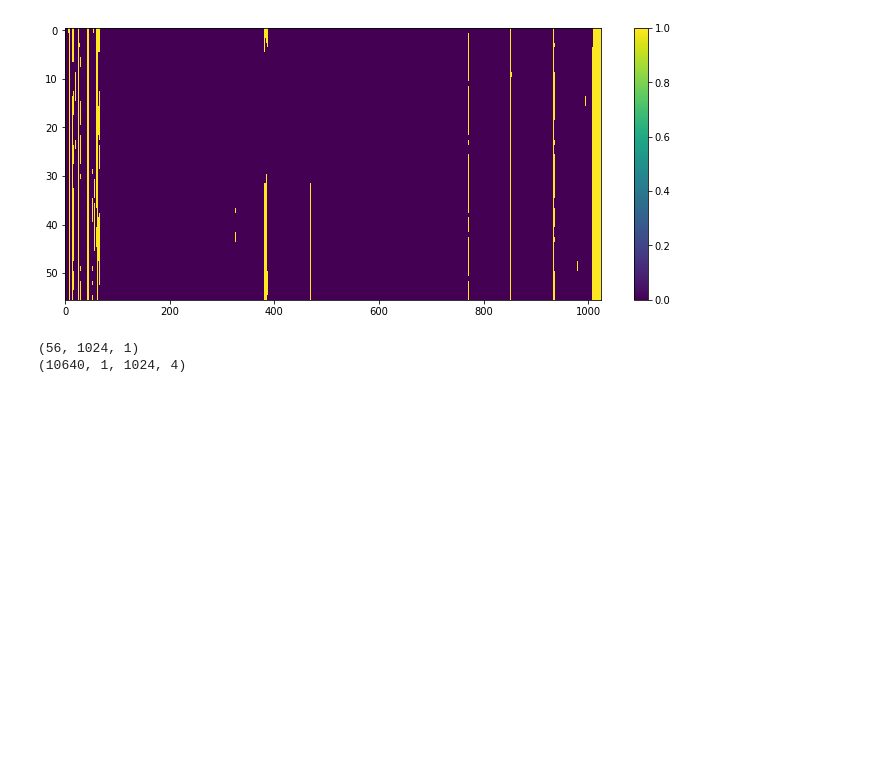
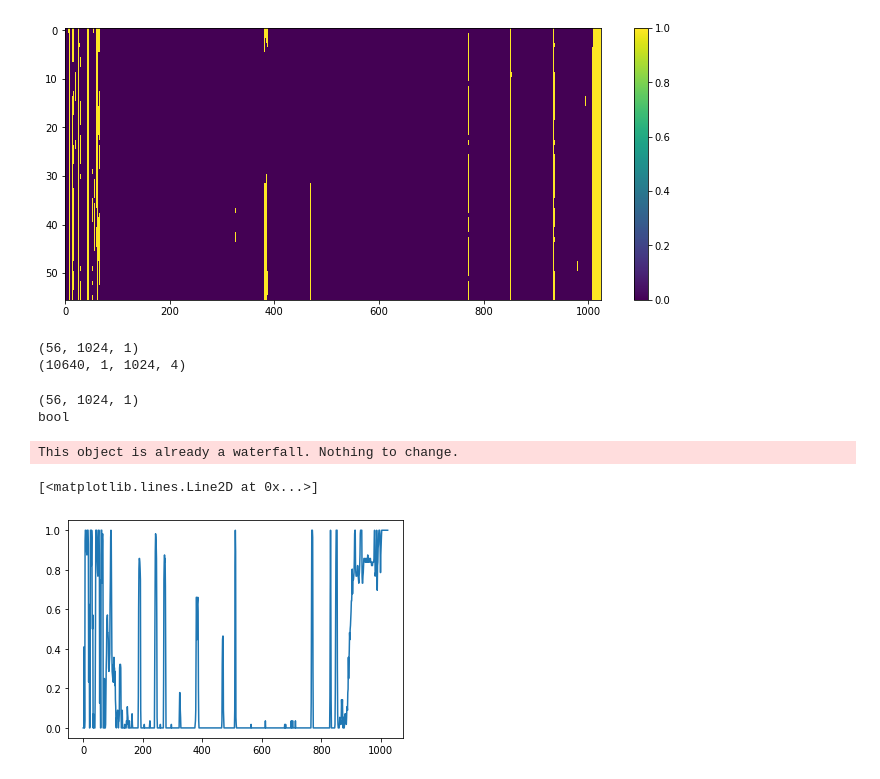
Before and after one commit to UPennEoR/plimpy, a Jupyter notebook: ModernizeHERA19/FlagsAndCalibration.ipynb, the cells around one changed output. Saved outputs shown, nothing was run; the diff lists cells and outputs as text; code cells hidden in the pictures; blank space fills up the shorter version.

```diff
--- a/ModernizeHERA19/FlagsAndCalibration.ipynb
+++ b/ModernizeHERA19/FlagsAndCalibration.ipynb
@@ -181,3 +180,19 @@ uvf_thresh.write('flag.'+juldate+'.thresh.uvh5', clobber=True)
 # The other kind of flagging I was thinking is if > N% of frequencies are flagged at some time,
 # then all frequencies are flagged, and similarly for times flagged at some frequency
 # We have to implement this manually
+# %%
+uvf_greedy.to_waterfall(method='or', keep_pol=False)
+print(uvf_greedy.flag_array.shape)
+print(uvf_greedy.flag_array.dtype)
+# %% [output]
+(56, 1024, 1)
+bool
+This object is already a waterfall. Nothing to change.
+# %%
+time_frac = uvf_greedy.flag_array.mean(axis=1).squeeze()
+freq_frac = uvf_greedy.flag_array.mean(axis=0).squeeze()
+# %%
+plt.plot(freq_frac)
+# %% [output]
+[<matplotlib.lines.Line2D at 0x...>]
+[figure, added]
```
Also changed, not shown: parts of 8 cells of this notebook.
